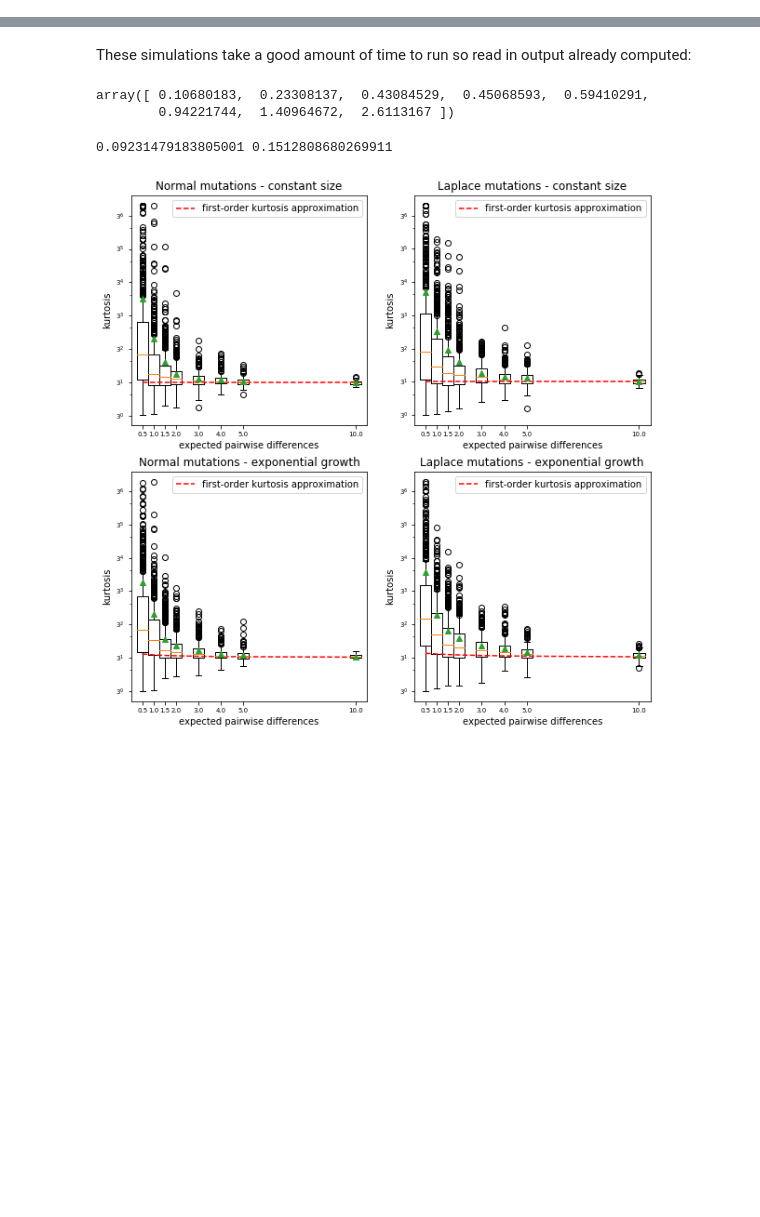
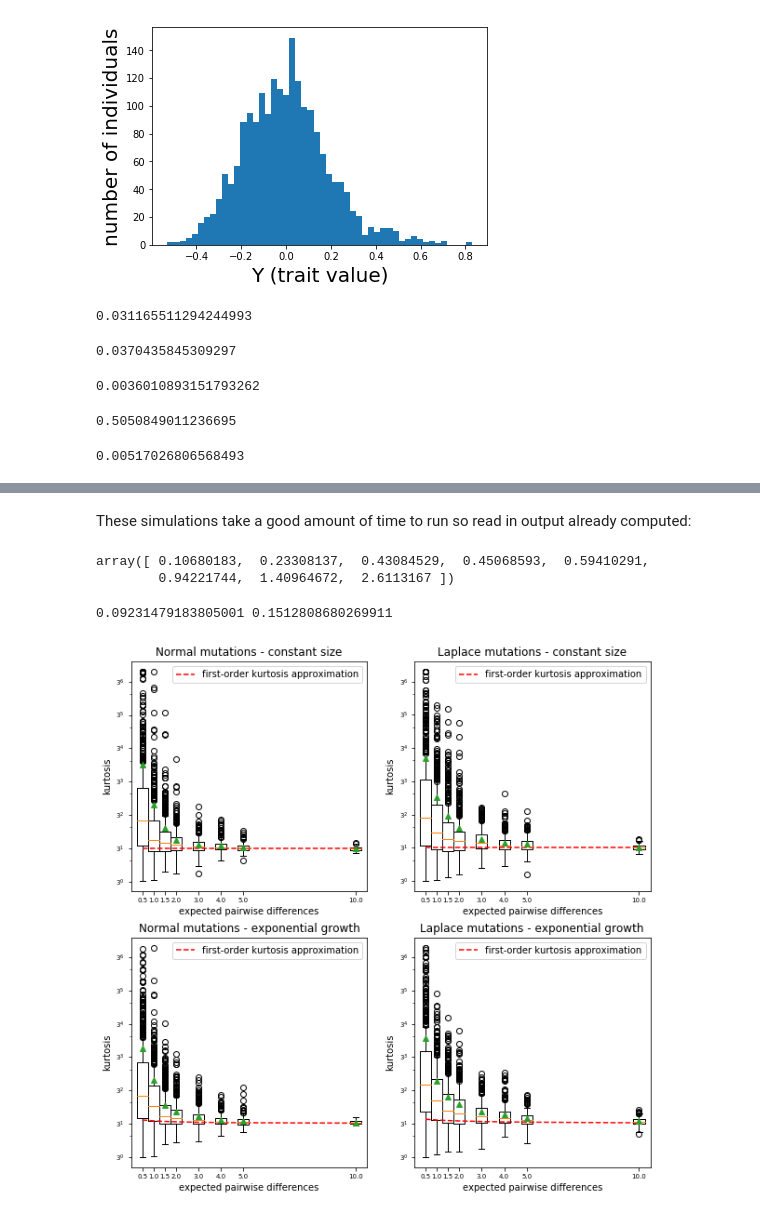
Before and after one commit to emkoch/quant_gen_coal, a Jupyter notebook: programs/msprime_tests.ipynb, the cells around one changed output, grey strips where cells are left out. Drawn from its saved outputs; the diff is of its cells as text; code cells hidden in the pictures; blank space fills up the shorter version.

```diff
--- a/programs/msprime_tests.ipynb
+++ b/programs/msprime_tests.ipynb
@@ -11,3 +14,9 @@ import pickle
+# %%
+mut_effects = pd.read_csv('../data/yeast_expression/Trans.Mutation.Effects.txt', sep="\t")
+log_effects = np.array(np.log2(mut_effects["MEAN"]))[:,np.newaxis]
+gauss_mix_3 = GaussianMixture(n_components=3, max_iter=10000).fit(log_effects)
+# %%
+gauss_mix_sample = lambda size: gauss_mix_3.sample(size)[0][:,0]
 # %%
 def rho(j, t, eta):
     return np.exp(-scipy.special.binom(int(j), 2)*integrate.quad(eta, 0, t, limit=100)[0])
@@ -80,7 +89,7 @@ def phen_pop(Ne_sim, mu, pi, rr=0.0):
     genotypes = np.transpose(full_pop_reps(Ne_sim, mu, pi, rr=rr))
     while len(genotypes.shape) == 1:
         genotypes = np.transpose(full_pop_reps(Ne_sim, mu, pi, rr=rr))
-    return(genotypes * np.random.laplace(size=genotypes.shape[1]))
+    return(genotypes * gauss_mix_sample(size=genotypes.shape[1]))
 
 def pop_kurt(phenotypes):
     phens = np.sum(phenotypes, axis=1)
@@ -111,3 +120,37 @@ def var_sq(phenotypes):
 # %%
 pi_set = [0.5, 1.0, 1.5, 2.0, 3.0, 4.0, 5.0, 10.0]
 nreps = [500, 500, 500, 500, 400, 300, 200, 100]
+# %%
+pop_test = np.sum(phen_pop(1000, 5e-7, 10), axis=1)
+# %%
+fig, ax = plt.subplots(facecolor = 'w', figsize=(6, 4));
+plt.hist(pop_test - np.mean(pop_test), bins = 50);
+plt.xlabel("Y (trait value)", fontsize = 20)
+plt.ylabel("number of individuals", fontsize = 20)
+plt.savefig("dist_example_yeast.pdf", bbox_inches="tight")
+# %% [output]
+[figure, added]
+# %%
+M1 = np.mean(pop_test)
+M1
+# %% [output]
+0.031165511294244993
+# %%
+M2 = np.var(pop_test)
+M2
+# %% [output]
+0.0370435845309297
+# %%
+M3 = np.mean([(xx-M1)**3 for xx in pop_test])
+M3
+# %% [output]
+0.0036010893151793262
+# %%
+M3/ M2**(1.5)
+# %% [output]
+0.5050849011236695
+# %%
+M4 = np.mean([(xx-M1)**4 for xx in pop_test])
+M4
+# %% [output]
+0.00517026806568493
```
Also changed, not shown: parts of 10 cells of this notebook, 14 other files.
